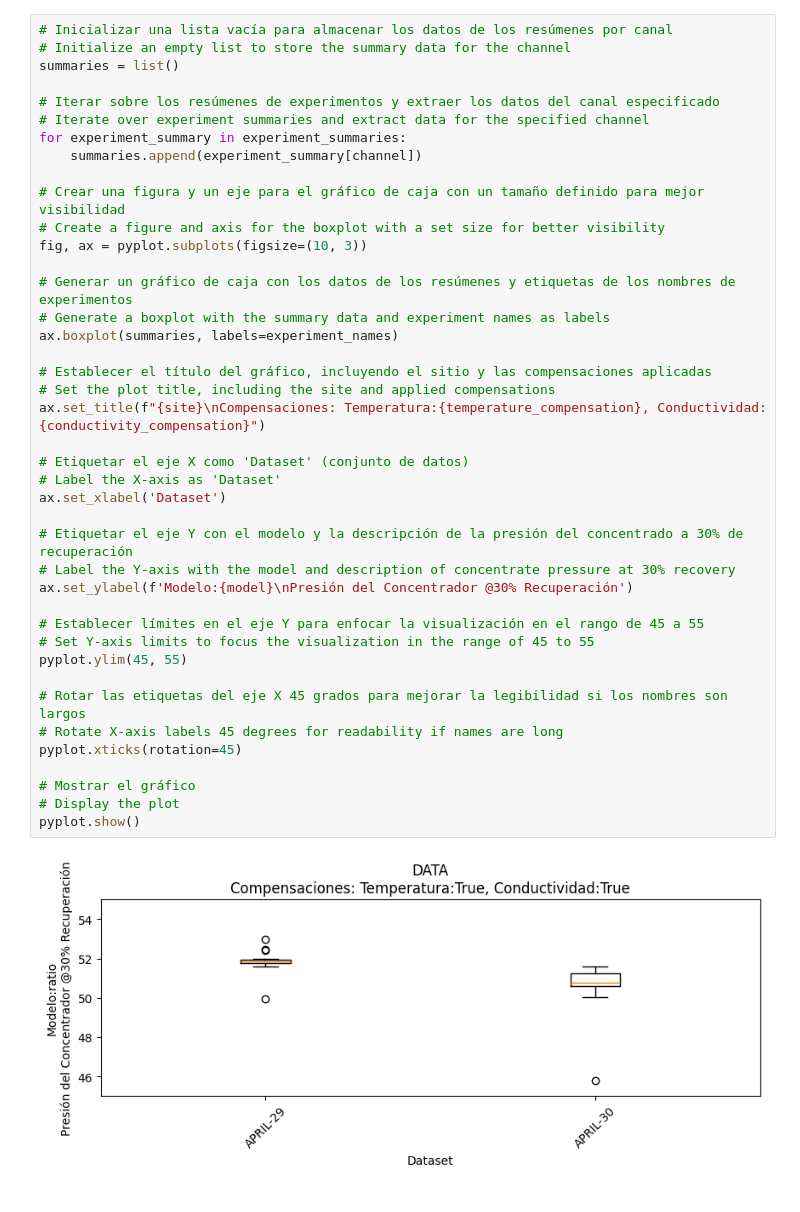
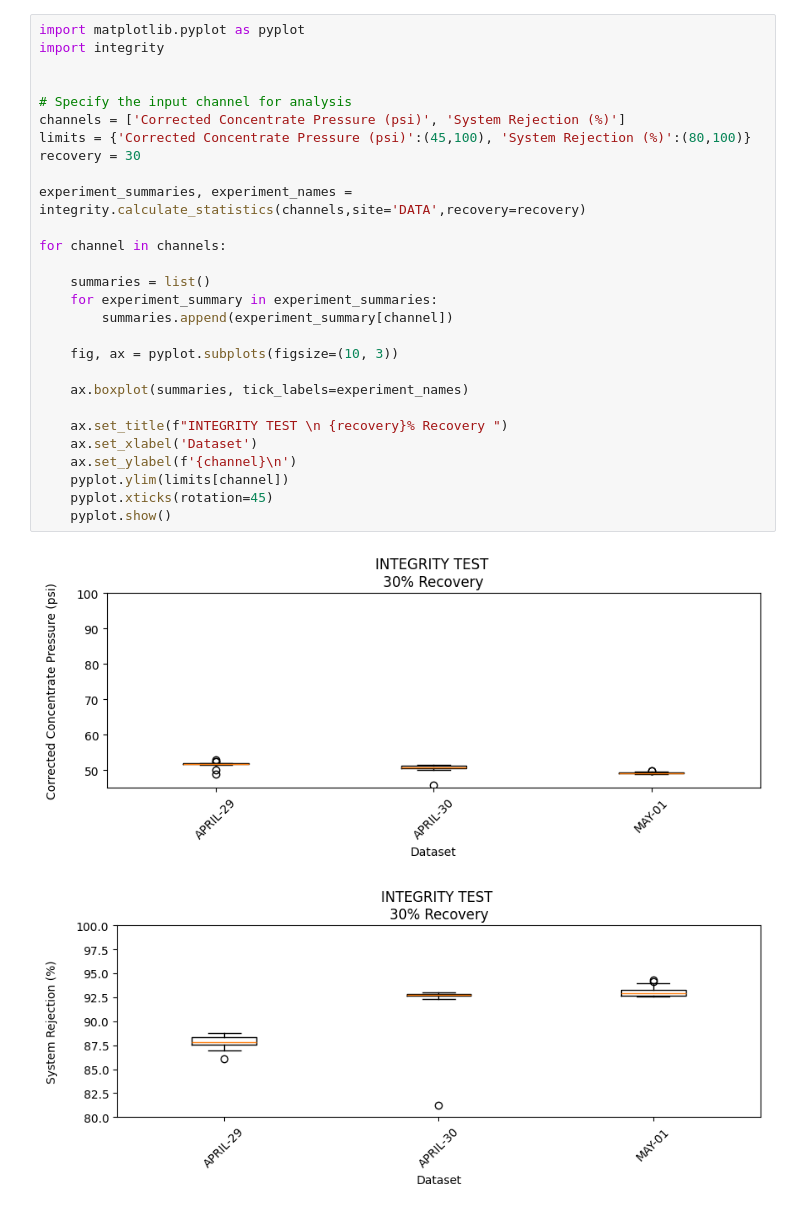
Before and after one commit to Alexandre-Bray/Yanacocha-IT, a Jupyter notebook: IT-analysis-Yanacocha.ipynb, the cells around one changed output. Saved outputs shown, nothing was run; the diff lists cells and outputs as text.

```diff
--- a/IT-analysis-Yanacocha.ipynb
+++ b/IT-analysis-Yanacocha.ipynb
@@ -101,43 +1,31 @@ for experiment_number, path in enumerate(directories):
-# %%
-# Inicializar una lista vacía para almacenar los datos de los resúmenes por canal
-# Initialize an empty list to store the summary data for the channel
-summaries = list()
-
-# Iterar sobre los resúmenes de experimentos y extraer los datos del canal especificado
-# Iterate over experiment summaries and extract data for the specified channel
-for experiment_summary in experiment_summaries:
-    summaries.append(experiment_summary[channel])
-
-# Crear una figura y un eje para el gráfico de caja con un tamaño definido para mejor visibilidad
-# Create a figure and axis for the boxplot with a set size for better visibility
-fig, ax = pyplot.subplots(figsize=(10, 3))
-
-# Generar un gráfico de caja con los datos de los resúmenes y etiquetas de los nombres de experimentos
-# Generate a boxplot with the summary data and experiment names as labels
-ax.boxplot(summaries, labels=experiment_names)
-
-# Establecer el título del gráfico, incluyendo el sitio y las compensaciones aplicadas
-# Set the plot title, including the site and applied compensations
-ax.set_title(f"{site}\nCompensaciones: Temperatura:{temperature_compensation}, Conductividad:{conductivity_compensation}")
-
-# Etiquetar el eje X como 'Dataset' (conjunto de datos)
-# Label the X-axis as 'Dataset'
-ax.set_xlabel('Dataset')
-
-# Etiquetar el eje Y con el modelo y la descripción de la presión del concentrado a 30% de recuperación
-# Label the Y-axis with the model and description of concentrate pressure at 30% recovery
-ax.set_ylabel(f'Modelo:{model}\nPresión del Concentrador @30% Recuperación')
-
-# Establecer límites en el eje Y para enfocar la visualización en el rango de 45 a 55
-# Set Y-axis limits to focus the visualization in the range of 45 to 55
-pyplot.ylim(45, 55)
-
-# Rotar las etiquetas del eje X 45 grados para mejorar la legibilidad si los nombres son largos
-# Rotate X-axis labels 45 degrees for readability if names are long
-pyplot.xticks(rotation=45)
-
-# Mostrar el gráfico
-# Display the plot
-pyplot.show()
-# %% [output]
-[figure, removed]
+# %%
+import matplotlib.pyplot as pyplot
+import integrity
+
+
+# Specify the input channel for analysis
+channels = ['Corrected Concentrate Pressure (psi)', 'System Rejection (%)']
+limits = {'Corrected Concentrate Pressure (psi)':(45,100), 'System Rejection (%)':(80,100)}
+recovery = 30
+
+experiment_summaries, experiment_names = integrity.calculate_statistics(channels,site='DATA',recovery=recovery)
+
+for channel in channels:
+
+    summaries = list()
+    for experiment_summary in experiment_summaries:
+        summaries.append(experiment_summary[channel])
+
+    fig, ax = pyplot.subplots(figsize=(10, 3))
+
+    ax.boxplot(summaries, tick_labels=experiment_names)
+
+    ax.set_title(f"INTEGRITY TEST \n {recovery}% Recovery ")
+    ax.set_xlabel('Dataset')
+    ax.set_ylabel(f'{channel}\n')
+    pyplot.ylim(limits[channel])
+    pyplot.xticks(rotation=45)
+    pyplot.show()
+# %% [output]
+[figure, added]
+[figure, added]
```
Also changed, not shown: parts of 1 cell of this notebook, 5 other files.
